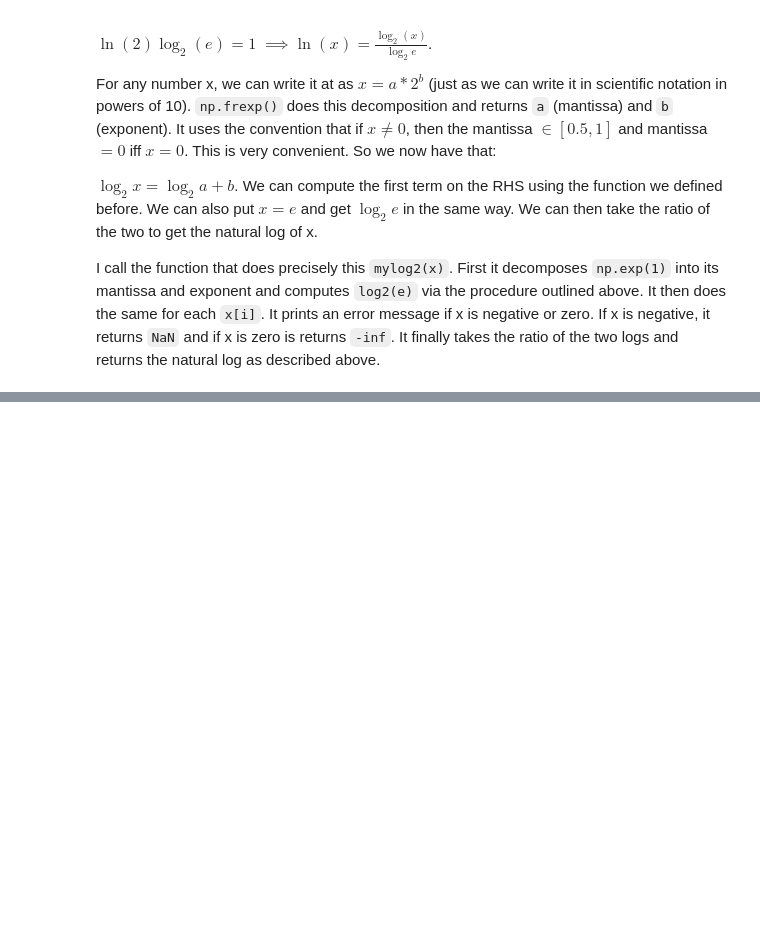
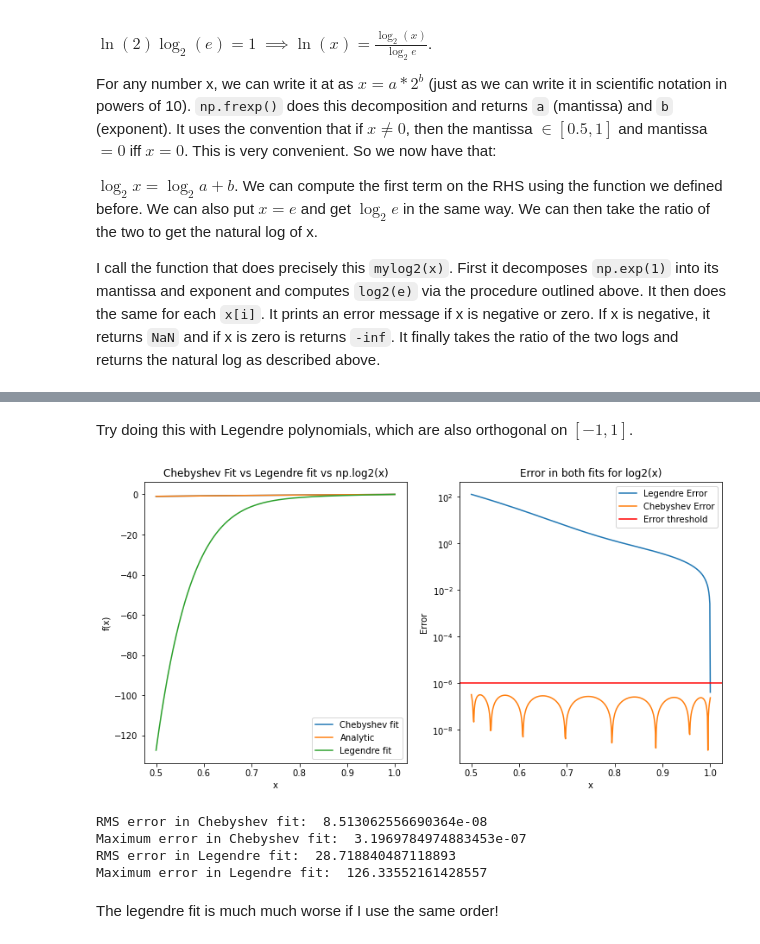
Before and after one commit to nittalas/phys512, a Jupyter notebook: Assignment 2/PHYS512 - Assignment 2.ipynb, the cells around one changed output, grey strips where cells are left out. Cells and saved outputs as stored; diff of their text form; code cells hidden in the pictures; blank space fills up the shorter version.

```diff
--- a/Assignment 2/PHYS512 - Assignment 2.ipynb
+++ b/Assignment 2/PHYS512 - Assignment 2.ipynb
@@ -458,0 +482,68 @@ Standard Deviation compared to numpy.log is:  2.506959022037578e-07
+# %% [markdown]
+Try doing this with Legendre polynomials, which are also orthogonal on $[-1,1]$.
+# %%
+def legendre_compute_log2(x):
+    degree = 7  # we need 8 polynomials here, just as we did for Chebyshev
+    xuse = np.linspace(0.5,1.0,10001)
+    xp = 4*xuse-3
+    y_xp = np.log(xuse)
+
+    coeffs = np.polynomial.legendre.legfit(xuse, y_xp, degree)
+    if np.size(x) == 1:
+        x = np.append(x, np.nan)
+        length = 1
+    else:
+        length = np.size(x)
+
+    values = np.zeros(length)
+
+    for i in range(length):
+        if x[i]<0.5 or x[i]>1:
+            print("x value is out of bounds.")
+            values[i] = np.nan
+        else:
+            values[i] = np.polynomial.legendre.legval(4*x[i]-3, coeffs)
+
+    return values
+
+xx = np.linspace(0.5,1,501)
+yy = compute_log2(xx, 1E-6)
+yy_legendre = legendre_compute_log2(xx)
+yactual = np.log2(xx)
+
+plt.rcParams['figure.figsize'] = (12,6)
+fig, axs = plt.subplots(1,2)
+ax1 = axs[0]
+ax2 = axs[1]
+ax2.semilogy(xx, np.abs(yactual-yy_legendre), label = "Legendre Error")
+ax2.semilogy(xx, np.abs(yactual-yy), label = "Chebyshev Error")
+ax2.axhline(1E-6, label = "Error threshold", c = 'r')
+#ax2.set_ylim(1E-16,1E-5)
+ax2.set_title("Error in both fits for log2(x)")
+ax2.set_xlabel("x")
+ax2.set_ylabel("Error")
+ax2.legend()
+
+ax1.plot(xx, yy, label = "Chebyshev fit")
+ax1.plot(xx, yactual, label = "Analytic")
+ax1.plot(xx, yy_legendre, label = "Legendre fit")
+ax1.set_title("Chebyshev Fit vs Legendre fit vs np.log2(x)")
+ax1.set_xlabel("x")
+ax1.set_ylabel("f(x)")
+ax1.legend()
+plt.show()
+
+cheb_err = np.abs(yactual - yy)
+leg_err = np.abs(yactual - yy_legendre)
+print("RMS error in Chebyshev fit: ", np.std(cheb_err))
+print("Maximum error in Chebyshev fit: ",np.max(cheb_err))
+print("RMS error in Legendre fit: ", np.std(leg_err))
+print("Maximum error in Legendre fit: ", np.max(leg_err))
+# %% [output]
+[figure, added]
+RMS error in Chebyshev fit:  8.513062556690364e-08
+Maximum error in Chebyshev fit:  3.1969784974883453e-07
+RMS error in Legendre fit:  28.718840487118893
+Maximum error in Legendre fit:  126.33552161428557
+# %% [markdown]
+The legendre fit is much much worse if I use the same order!
```
Also changed, not shown: parts of 12 cells of this notebook.
